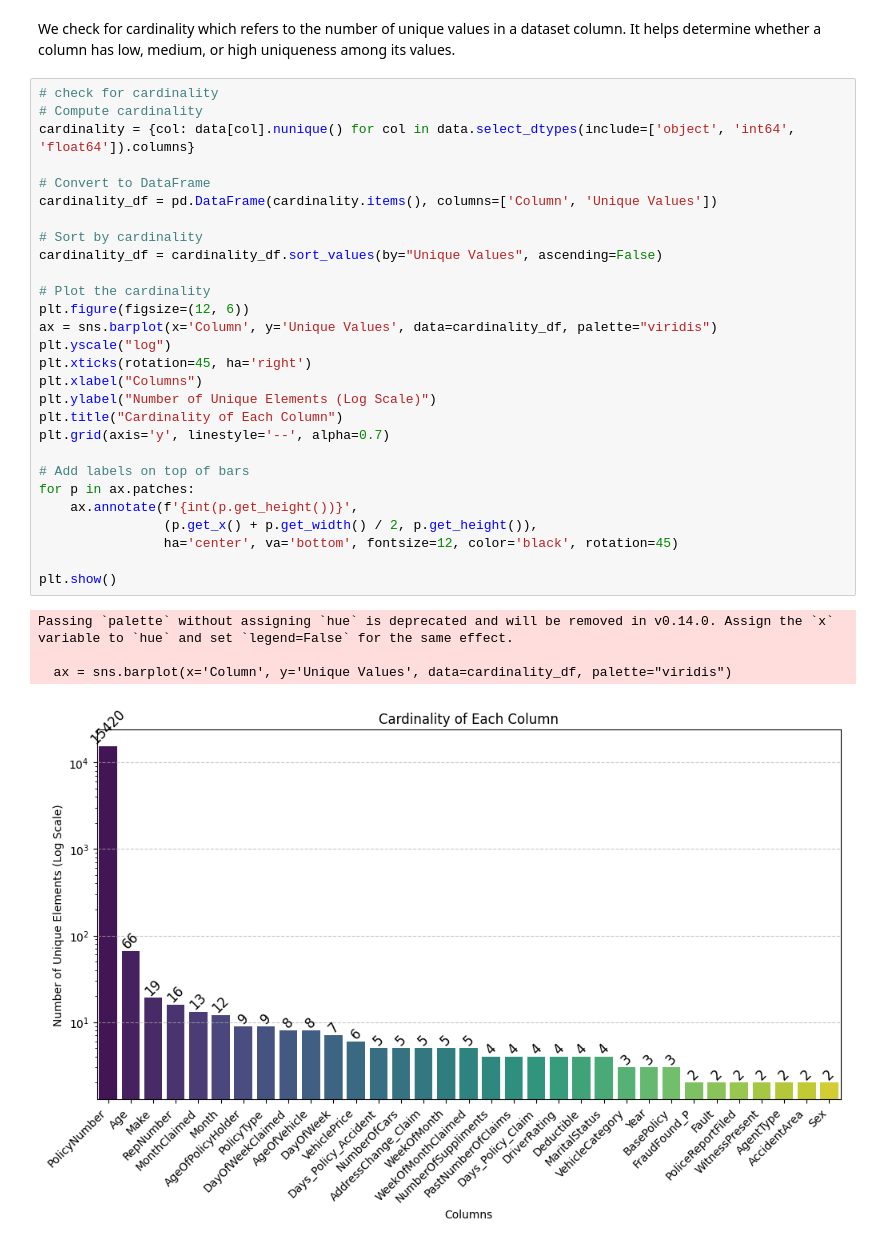
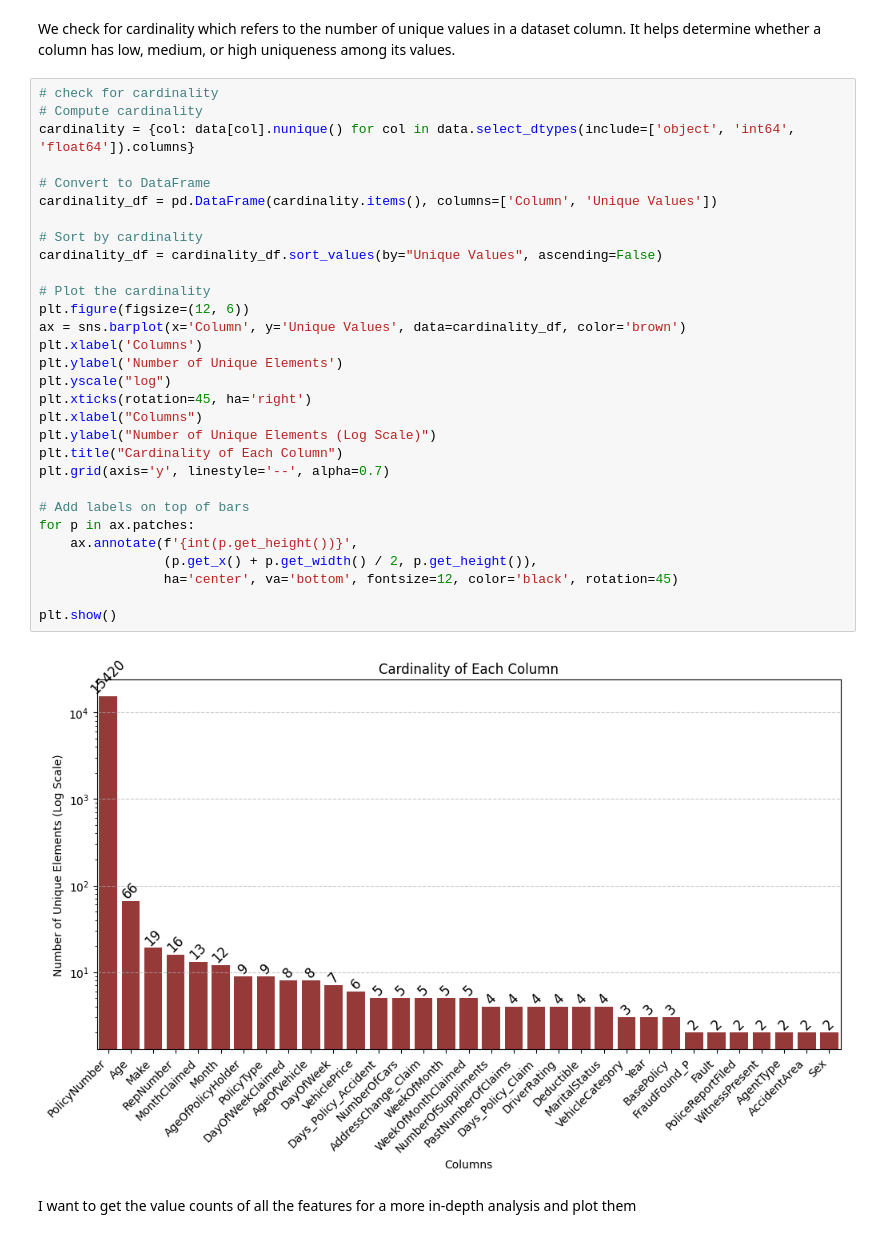
Before and after one commit to irungus/Applied-Machine-Learning, a Jupyter notebook: POA CAT 1.ipynb, the cells around one changed output. Cells and saved outputs as stored; diff of their text form.

```diff
--- a/POA CAT 1.ipynb
+++ b/POA CAT 1.ipynb
@@ -152,33 +154,34 @@ We check for cardinality which refers to the number of unique values in a datase
 # %%
 # check for cardinality
 # Compute cardinality
 cardinality = {col: data[col].nunique() for col in data.select_dtypes(include=['object', 'int64', 'float64']).columns}
 
 # Convert to DataFrame
 cardinality_df = pd.DataFrame(cardinality.items(), columns=['Column', 'Unique Values'])
 
 # Sort by cardinality
 cardinality_df = cardinality_df.sort_values(by="Unique Values", ascending=False)
 
 # Plot the cardinality
 plt.figure(figsize=(12, 6))
-ax = sns.barplot(x='Column', y='Unique Values', data=cardinality_df, palette="viridis")
+ax = sns.barplot(x='Column', y='Unique Values', data=cardinality_df, color='brown')
+plt.xlabel('Columns')
+plt.ylabel('Number of Unique Elements')
 plt.yscale("log")
 plt.xticks(rotation=45, ha='right')
 plt.xlabel("Columns")
 plt.ylabel("Number of Unique Elements (Log Scale)")
 plt.title("Cardinality of Each Column")
 plt.grid(axis='y', linestyle='--', alpha=0.7)
 
 # Add labels on top of bars
 for p in ax.patches:
     ax.annotate(f'{int(p.get_height())}',
                 (p.get_x() + p.get_width() / 2, p.get_height()),
                 ha='center', va='bottom', fontsize=12, color='black', rotation=45)
 
 plt.show()
 # %% [output]
-Passing `palette` without assigning `hue` is deprecated and will be removed in v0.14.0. Assign the `x` variable to `hue` and set `legend=False` for the same effect.
-
-  ax = sns.barplot(x='Column', y='Unique Values', data=cardinality_df, palette="viridis")
-[figure, old version]
+[figure, new version]
+# %% [markdown]
+I want to get the value counts of all the features for a more in-depth analysis and plot them
```
Also changed, not shown: parts of 5 cells of this notebook.
